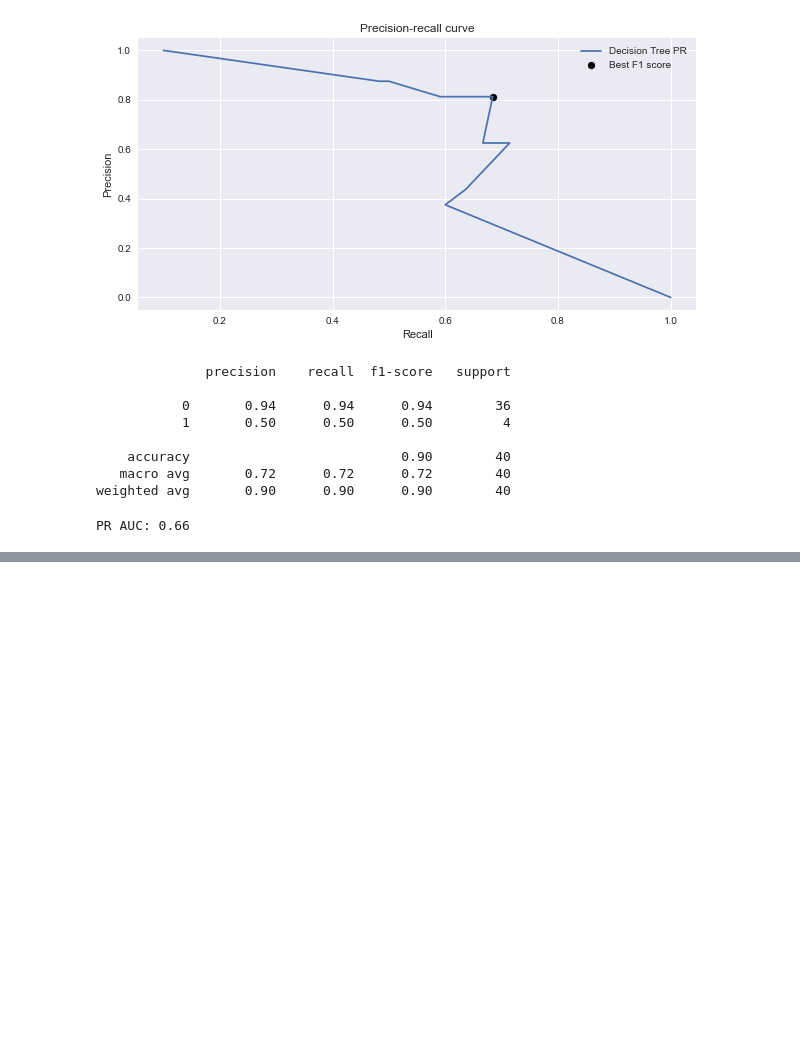
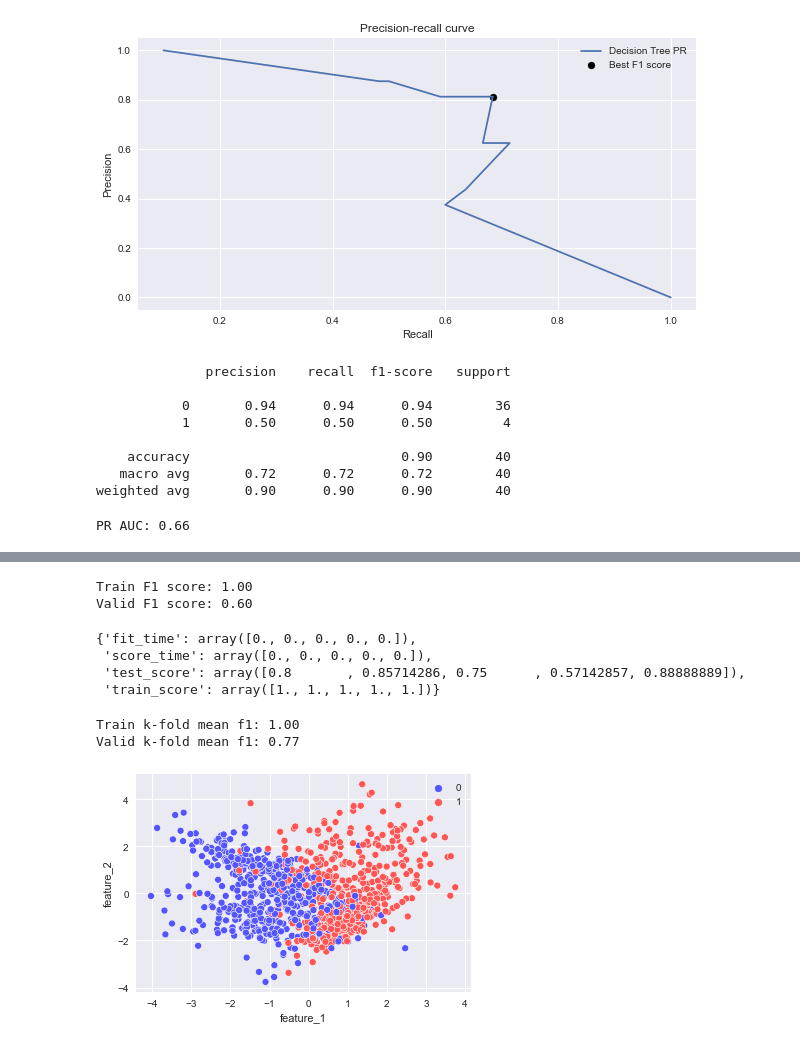
Before and after one commit to sphinxscorp/SF_data_science, a Jupyter notebook: ML-5. Валидация данных и оценка моделей/ML-5. Валидация данных и оценка моделей.ipynb, the cells around one changed output, grey strips where cells are left out. Saved outputs shown, nothing was run; the diff lists cells and outputs as text; code cells hidden in the pictures; blank space fills up the shorter version.

Commit message:
validation

```diff
--- a/ML-5. Валидация данных и оценка моделей/ML-5. Валидация данных и оценка моделей.ipynb
+++ b/ML-5. Валидация данных и оценка моделей/ML-5. Валидация данных и оценка моделей.ipynb
@@ -536,0 +604,66 @@ AttributeError: 'numpy.ndarray' object has no attribute 'count'
+# %%
+X_train, X_valid, y_train, y_valid = model_selection.train_test_split(X, y, stratify=y, test_size=0.2, random_state=42)
+#Создаём модель
+model_bad = tree.DecisionTreeClassifier(
+    criterion='entropy', #критерий информативности
+    class_weight='balanced', #веса классов
+    random_state=42 #генератор случайных чисел
+)
+#Обучаем модель на тренировочной выборке
+model_bad.fit(X_train, y_train)
+#Делаем предсказание для каждой из выборок
+y_train_pred = model_bad.predict(X_train)
+y_valid_pred = model_bad.predict(X_valid)
+#Выводим значения метрик для тренировочной выборки
+print('Train F1 score: {:.2f}'.format(metrics.f1_score(y_train, y_train_pred)))
+#Выводим значения метрик для валидационной выборки
+print('Valid F1 score: {:.2f}'.format(metrics.f1_score(y_valid, y_valid_pred)))
+
+# Train F1 score: 1.00
+# Valid F1 score: 0.67
+# %% [output]
+Train F1 score: 1.00
+Valid F1 score: 0.60
+# %%
+#Создаём объект кросс-валидатора k-fold со стратификацией
+skf = model_selection.StratifiedKFold(n_splits=5)
+
+#Считаем метрики на кросс-валидации k-fold со стратификацией
+cv_metrics = model_selection.cross_validate(
+    estimator=model_bad, #модель
+    X=X, #матрица наблюдений X
+    y=y, #вектор ответов y
+    cv=skf, #кросс-валидатор
+    scoring='f1', #метрика
+    return_train_score=True #подсчёт метрики на тренировочных фолдах
+)
+display(cv_metrics)
+# %% [output]
+{'fit_time': array([0., 0., 0., 0., 0.]),
+ 'score_time': array([0., 0., 0., 0., 0.]),
+ 'test_score': array([0.8       , 0.85714286, 0.75      , 0.57142857, 0.88888889]),
+ 'train_score': array([1., 1., 1., 1., 1.])}
+# %%
+print('Train k-fold mean f1: {:.2f}'.format(np.mean(cv_metrics['train_score'])))
+print('Valid k-fold mean f1: {:.2f}'.format(np.mean(cv_metrics['test_score'])))
+## Train k-fold mean f1: 1.00
+## Valid k-fold mean f1: 0.65
+# %% [output]
+Train k-fold mean f1: 1.00
+Valid k-fold mean f1: 0.77
+# %%
+from sklearn import datasets
+X, y = datasets.make_classification(
+    n_samples=1000, #количество объектов
+    n_features=2, #количество признаков
+    n_informative=2, #количество информативных признаков
+    n_redundant=0, #количество неинформативных признаков
+    n_classes=2, #количество классов
+    n_clusters_per_class=2, #количество кластеров внутри класса
+    random_state=1 #генератор случайных чисел
+)
+X = pd.DataFrame(X, columns=['feature_1', 'feature_2'])
+y = pd.Series(y)
+sns.scatterplot(x=X['feature_1'], y=X['feature_2'], hue=y, palette='seismic');
+# %% [output]
+[figure, added]
```
Also changed, not shown: parts of 20 cells of this notebook, 2 other files.
